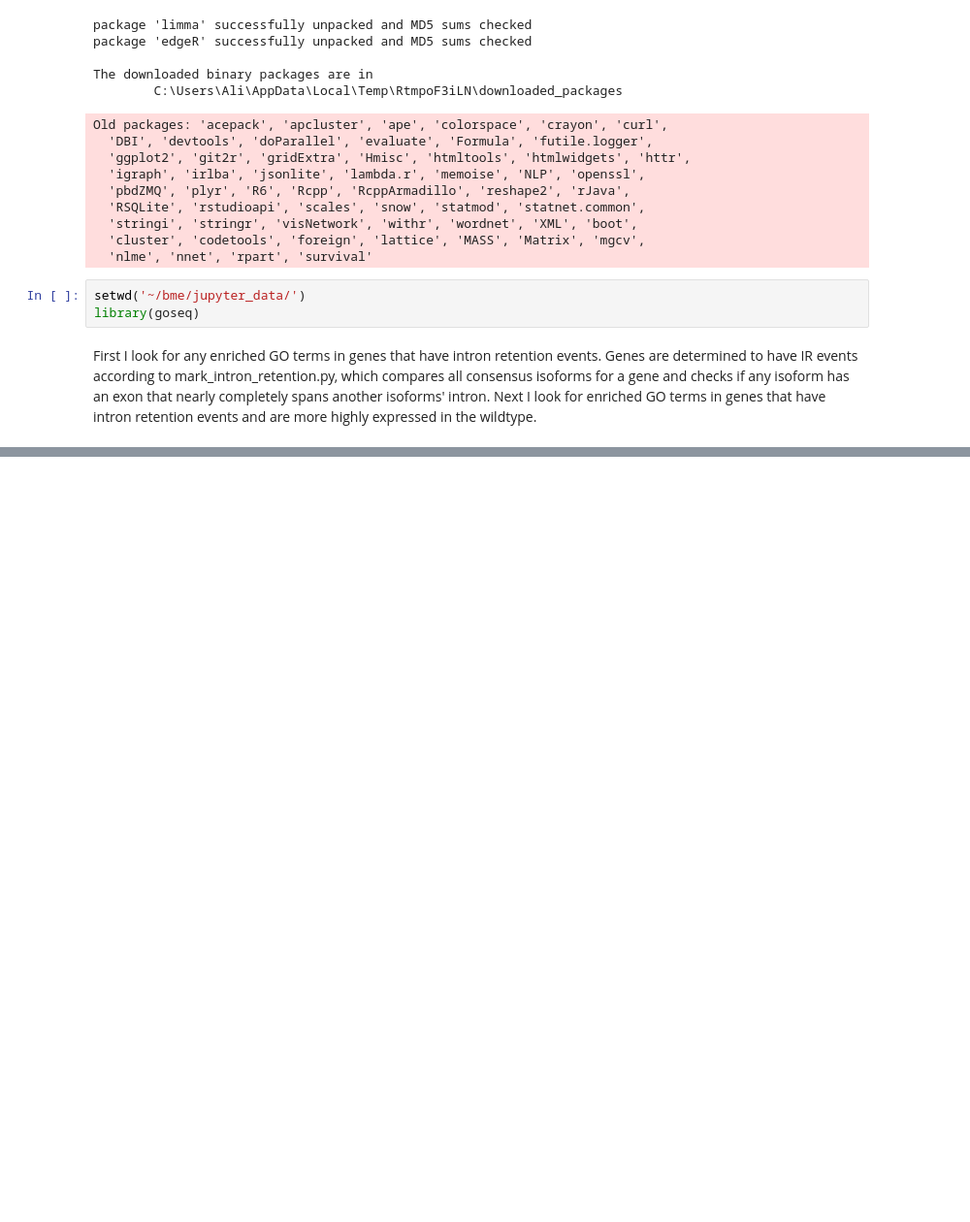
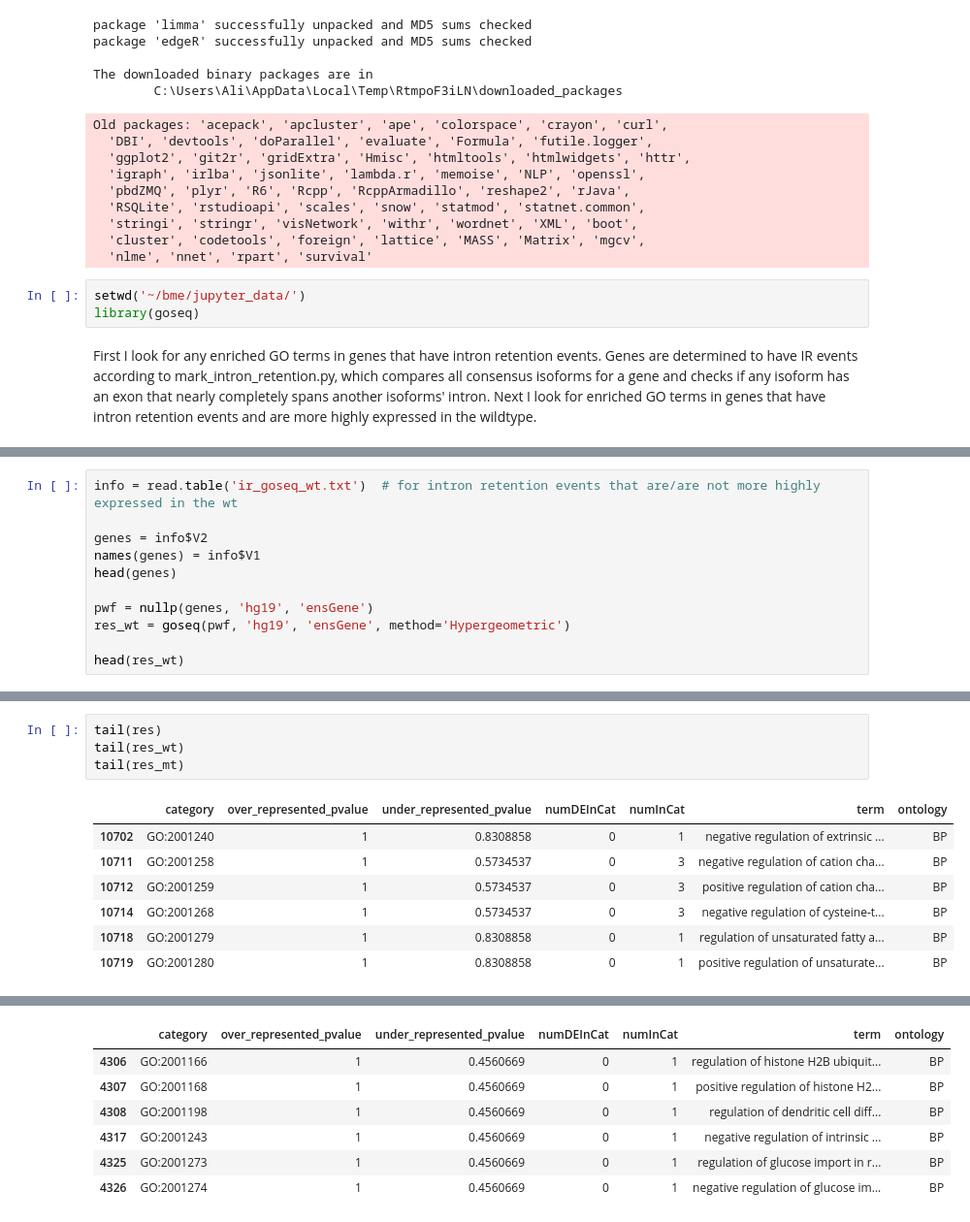
Before and after one commit to belgravia/jupyter-notebooks, a Jupyter notebook: Intron retention analysis.ipynb, the cells around one changed output, grey strips where cells are left out. Shown at 97% size. Saved outputs shown, nothing was run; the diff lists cells and outputs as text; blank space fills up the shorter version.

```diff
--- a/Intron retention analysis.ipynb
+++ b/Intron retention analysis.ipynb
@@ -89,0 +90,11 @@ head(res)
+# %%
+info = read.table('ir_goseq_wt.txt')  # for intron retention events that are/are not more highly expressed in the wt
+
+genes = info$V2
+names(genes) = info$V1
+head(genes)
+
+pwf = nullp(genes, 'hg19', 'ensGene')
+res_wt = goseq(pwf, 'hg19', 'ensGene', method='Hypergeometric')
+
+head(res_wt)
@@ -120,0 +156,12 @@ Calculating the p-values...
+# %%
+tail(res)
+tail(res_wt)
+tail(res_mt)
+# %% [output]
+|  | category | over_represented_pvalue | under_represented_pvalue | numDEInCat | numInCat | term | ontology |
+| 10702 | GO:2001240 | 1 | 0.8308858 | 0 | 1 | negative regulation of extrinsic ... | BP |
+| 10711 | GO:2001258 | 1 | 0.5734537 | 0 | 3 | negative regulation of cation cha... | BP |
+| 10712 | GO:2001259 | 1 | 0.5734537 | 0 | 3 | positive regulation of cation cha... | BP |
+| 10714 | GO:2001268 | 1 | 0.5734537 | 0 | 3 | negative regulation of cysteine-t... | BP |
+| 10718 | GO:2001279 | 1 | 0.8308858 | 0 | 1 | regulation of unsaturated fatty a... | BP |
+| 10719 | GO:2001280 | 1 | 0.8308858 | 0 | 1 | positive regulation of unsaturate... | BP |
@@ -120,0 +175,7 @@ Calculating the p-values...
+|  | category | over_represented_pvalue | under_represented_pvalue | numDEInCat | numInCat | term | ontology |
+| 4306 | GO:2001166 | 1 | 0.4560669 | 0 | 1 | regulation of histone H2B ubiquit... | BP |
+| 4307 | GO:2001168 | 1 | 0.4560669 | 0 | 1 | positive regulation of histone H2... | BP |
+| 4308 | GO:2001198 | 1 | 0.4560669 | 0 | 1 | regulation of dendritic cell diff... | BP |
+| 4317 | GO:2001243 | 1 | 0.4560669 | 0 | 1 | negative regulation of intrinsic ... | BP |
+| 4325 | GO:2001273 | 1 | 0.4560669 | 0 | 1 | regulation of glucose import in r... | BP |
+| 4326 | GO:2001274 | 1 | 0.4560669 | 0 | 1 | negative regulation of glucose im... | BP |
```
Also changed, not shown: parts of 6 cells of this notebook.
